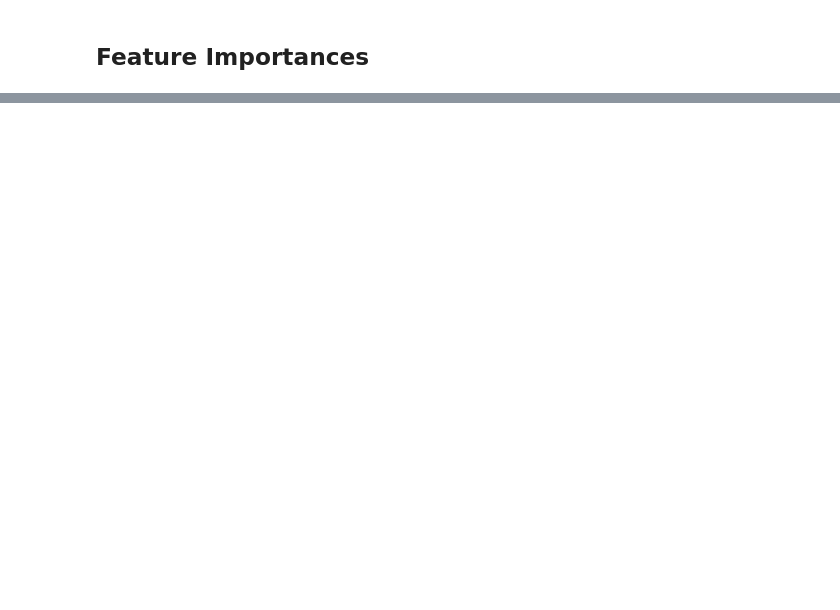
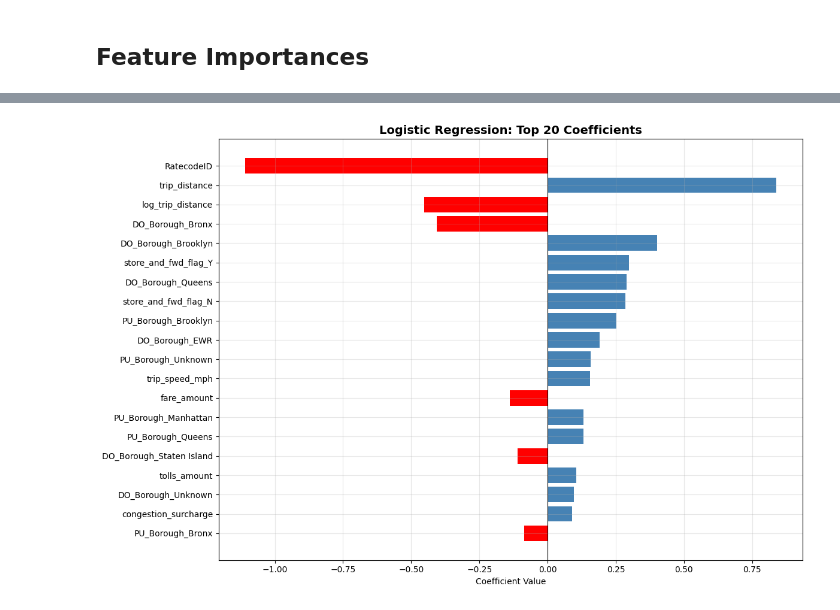
Before and after one commit to Battler08/COMP3610A2, a Jupyter notebook: assignment2.ipynb, the cells around one changed output, grey strips where cells are left out. Saved outputs shown, nothing was run; the diff lists cells and outputs as text; code cells hidden in the pictures; blank space fills up the shorter version.

```diff
--- a/assignment2.ipynb
+++ b/assignment2.ipynb
@@ -1159,0 +1179,25 @@ plt.show()
+# %%
+fig, ax = plt.subplots(figsize=(12, 8))
+
+log_coef = log_reg.named_steps['classifier'].coef_[0]
+log_feature_names = numeric_features + list(
+    log_reg.named_steps['preprocessor']
+    .named_transformers_['cat']
+    .named_steps['onehot']
+    .get_feature_names_out(categorical_features)
+)
+
+log_coef_df = pd.DataFrame({'Feature': log_feature_names, 'Coefficient': log_coef})
+log_coef_df['Abs'] = log_coef_df['Coefficient'].abs()
+log_coef_df = log_coef_df.sort_values('Abs', ascending=True).tail(20)
+
+colors = ['red' if c < 0 else 'steelblue' for c in log_coef_df['Coefficient']]
+ax.barh(log_coef_df['Feature'], log_coef_df['Coefficient'], color=colors)
+ax.axvline(x=0, color='black', linewidth=0.8)
+ax.set_title('Logistic Regression: Top 20 Coefficients', fontsize=14, fontweight='bold')
+ax.set_xlabel('Coefficient Value')
+ax.grid(True, alpha=0.3)
+plt.tight_layout()
+plt.show()
+# %% [output]
+[figure, added]
```
Also changed, not shown: parts of 6 cells of this notebook, 1 other file.
